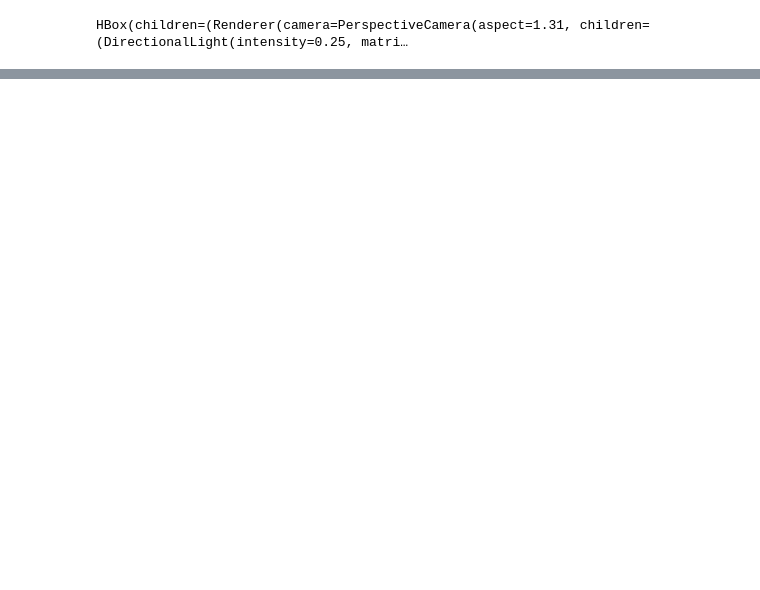
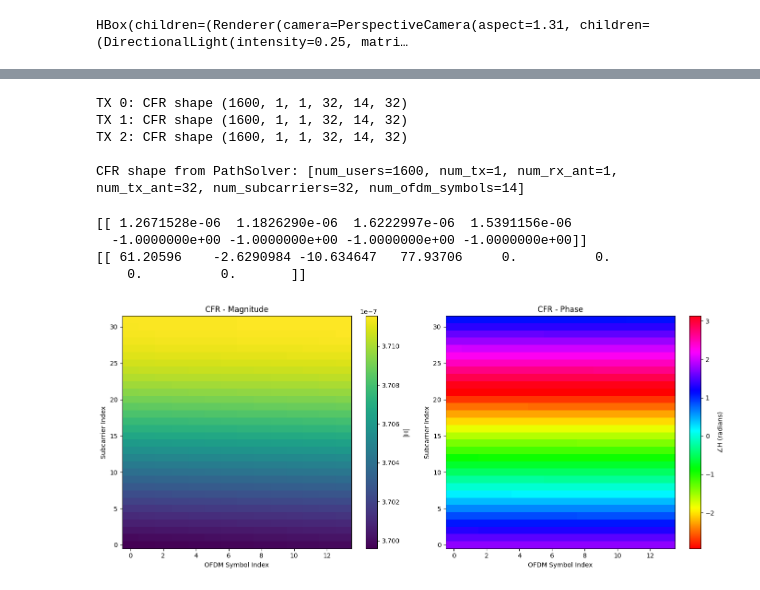
Before and after one commit to BerkIGuler/CSIGen, a Jupyter notebook: examples/visualize_realistic_scenario.ipynb, the cells around one changed output, grey strips where cells are left out. Saved outputs shown, nothing was run; the diff lists cells and outputs as text; code cells hidden in the pictures; blank space fills up the shorter version.

```diff
--- a/examples/visualize_realistic_scenario.ipynb
+++ b/examples/visualize_realistic_scenario.ipynb
@@ -470,18 +481,13 @@ for tx_idx, (mean_doppler_shift, doppler_spread, min_max_doppler_shift) in enume
 # compute delay stats per tx (delays in seconds; display in ns for readability)
 # Counts: reasonable = in-range (used for stats), unreasonable = negative or >max, padding = zero/empty; total = reasonable + unreasonable
 print("paths.tau shape (TX 0):", paths_per_tx[0].tau.numpy().shape)
-(mean_delays, delay_spreads, rms_delay_spreads, min_max_delays,
- num_reasonable_delays, num_unreasonable_delays, num_padding_delays, num_total_delays) = get_delay_stats(paths_per_tx)
-SEC_TO_NANO = 1e9
+mean_delays, rms_delay_spreads = get_delay_stats(paths_per_tx)
 
-for tx_idx, (mean_delay, delay_spread, rms_delay_spread, min_max_delay,
-             n_reasonable, n_unreasonable, n_padding, n_total) in enumerate(zip(
-    mean_delays, delay_spreads, rms_delay_spreads, min_max_delays,
-    num_reasonable_delays, num_unreasonable_delays, num_padding_delays, num_total_delays
-)):
+for tx_idx, (mean_delay, rms_delay_spread) in enumerate(zip(mean_delays, rms_delay_spreads)):
     mean_ns = mean_delay * SEC_TO_NANO if np.isfinite(mean_delay) else mean_delay
-    spread_ns = delay_spread * SEC_TO_NANO if np.isfinite(delay_spread) else delay_spread
     rms_ns = rms_delay_spread * SEC_TO_NANO if np.isfinite(rms_delay_spread) else rms_delay_spread
-    min_max_ns = (min_max_delay[0] * SEC_TO_NANO if np.isfinite(min_max_delay[0]) else min_max_delay[0],
-                  min_max_delay[1] * SEC_TO_NANO if np.isfinite(min_max_delay[1]) else min_max_delay[1])
-    print(f"TX {tx_idx}: reasonable {n_reasonable} + unreasonable {n_unreasonable} = total {n_total} (padding {n_padding}) | Mean: {mean_ns:.2f} ns, Spread: {spread_ns:.2f} ns, RMS: {rms_ns:.2f} ns, Min–Max: {min_max_ns[0]:.2f}–{min_max_ns[1]:.2f} ns")
+    print(f"TX {tx_idx}: Mean: {mean_ns:.2f} ns, RMS spread: {rms_ns:.2f} ns")
+
+# compute number of paths statistics
+path_count_per_tx = get_num_paths_histogram(paths_per_tx)
+path_count_per_tx[6]
@@ -488,6 +503,6 @@ for tx_idx, (mean_delay, delay_spread, rms_delay_spread, min_max_delay,
 # %%
 # Compute CFR for each TX and combine results
-frequencies = subcarrier_frequencies(NUM_SUBCARRIERS, SUBCARRIER_SPACING)
+frequencies = subcarrier_frequencies(NUM_SUBCARRIERS, SUBCARRIER_SPACING) + CARRIER_FREQUENCY
 # Final shape: [num_rx, num_rx_ant, num_tx, num_tx_ant, num_ofdm_symbols, num_subcarriers]
 cfr_per_tx = []
 
@@ -499,7 +514,7 @@ for tx_idx, paths_tx in enumerate(paths_per_tx):
         num_time_steps=NUM_OFDM_SYMBOLS,
         normalize_delays=CFR_NORMALIZE_DELAYS,
         normalize=CFR_NORMALIZE,
-        out_type=CFR_OUT_TYPE
+        out_type=CFR_OUT_TYPE,
     )
     cfr_per_tx.append(h_tx)
     print(f"TX {tx_idx}: CFR shape {h_tx.shape}")
@@ -507,18 +522,32 @@ for tx_idx, paths_tx in enumerate(paths_per_tx):
 # print dimensions
 num_rxs, num_rx_ant, num_txs, num_tx_ant, num_ofdm_symbols, num_subcarriers = cfr_per_tx[0].shape
 print(f"\nCFR shape from PathSolver: [num_users={num_rxs}, num_tx={num_txs}, num_rx_ant={num_rx_ant}, num_tx_ant={num_tx_ant}, num_subcarriers={num_subcarriers}, num_ofdm_symbols={num_ofdm_symbols}]")
+# %% [output]
+TX 0: CFR shape (1600, 1, 1, 32, 14, 32)
+TX 1: CFR shape (1600, 1, 1, 32, 14, 32)
+TX 2: CFR shape (1600, 1, 1, 32, 14, 32)
+
+CFR shape from PathSolver: [num_users=1600, num_tx=1, num_rx_ant=1, num_tx_ant=32, num_subcarriers=32, num_ofdm_symbols=14]
 # %%
 # visualize time-frequency response of a channel between a TX antenna and a RX antenna
-
-sample_tx_idx = 3
-sample_rx_idx = 20
+sample_tx_idx = 2
+sample_rx_idx = 16
 sample_tx_ant_idx = 0
 sample_rx_ant_idx = 0
 
+print(paths_per_tx[sample_tx_idx].tau.numpy()[sample_rx_idx])
+print(paths_per_tx[sample_tx_idx].doppler.numpy()[sample_rx_idx])
+
 sample_tx_rx_cfr = cfr_per_tx[sample_tx_idx][sample_rx_idx,sample_rx_ant_idx,0,sample_tx_idx,:,:]
 # Visualize selected channel
-fig = visualize_time_frequency_response(sample_tx_rx_cfr, title="First User Channel (TX=0, RX_ant=0, TX_ant=0)")
+fig = visualize_time_frequency_response(sample_tx_rx_cfr, title="CFR")
 plt.show()
+# %% [output]
+[[ 1.2671528e-06  1.1826290e-06  1.6222997e-06  1.5391156e-06
+  -1.0000000e+00 -1.0000000e+00 -1.0000000e+00 -1.0000000e+00]]
+[[ 61.20596    -2.6290984 -10.634647   77.93706     0.          0.
+    0.          0.       ]]
+[figure, added]
 # %%
 # Apply an FFTshift to bring subcarriers in the
 # correct order for an IFFT
```
Also changed, not shown: parts of 11 cells of this notebook, 1 other file.
